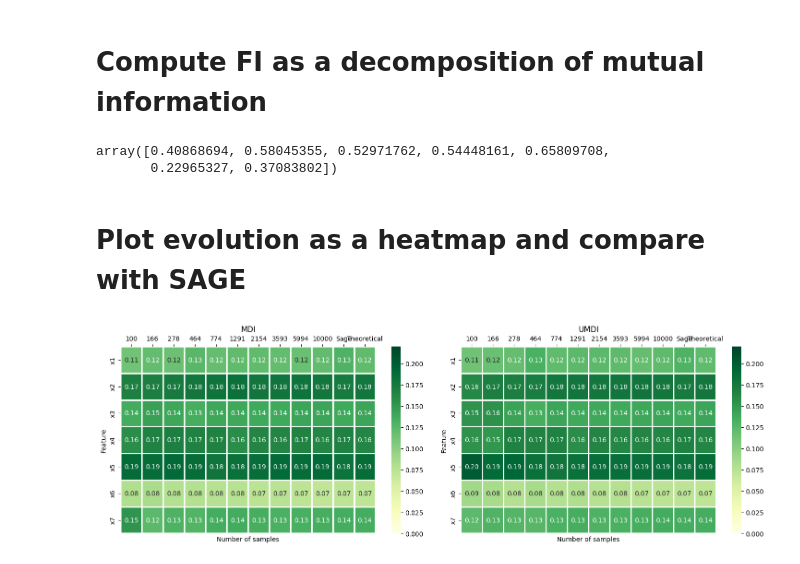
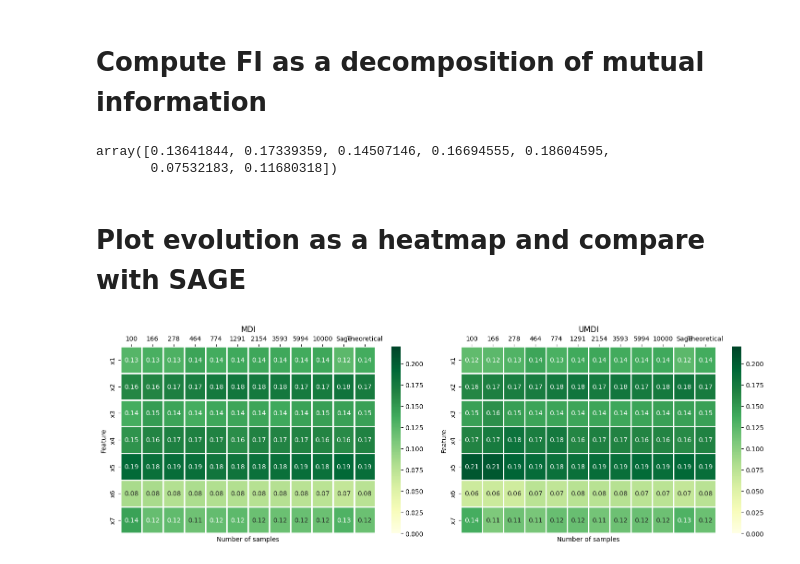
Before and after one commit to GaetandeCast/Internship, a Jupyter notebook: shapley_value_comparison/noised_led_experiment.ipynb, the cells around one changed output. Drawn from its saved outputs; the diff is of its cells as text; code cells hidden in the pictures.

Commit message:
remove unused code, switch to gini from entropy, add conditional variance for th value

```diff
--- a/shapley_value_comparison/noised_led_experiment.ipynb
+++ b/shapley_value_comparison/noised_led_experiment.ipynb
@@ -252,9 +66,6 @@ for t_idx, n_samples in enumerate(train_sizes_large):
             n_estimators=n_estimators,
             max_features=1,
             max_depth=None,
-            min_samples_split=2,
-            criterion="entropy",
-            verbose=0,
             n_jobs=-1,
             random_state=rep,
         )
@@ -265,17 +76,15 @@ for t_idx, n_samples in enumerate(train_sizes_large):
             n_estimators=n_estimators,
             max_features=1,
             max_depth=None,
-            min_samples_split=2,
-            criterion="entropy",
-            verbose=0,
             oob_score=True,
             bootstrap=True,
             n_jobs=-1,
             random_state=rep,
         )
         model.fit(X, y)
-        umdi = model._compute_unbiased_feature_importance_and_oob_predictions(X, y, None)[0]
+        umdi = model.unbiased_feature_importances_
         umdi_all[:, t_idx, rep] = umdi/umdi.sum()
+        # print(model.oob_score_)
 # %%
 # Compute shapley values
 sage_values = []
@@ -403,18 +208,11 @@ def compute_importance_theoric(X, y, m):
 
     return total_importance
 # %%
-n_rep = 5
-theoretical_value = []
-for rep in range(n_rep):
-    X, y = make_noised_led_sample(n_samples=int(max_n_sample), flip_proba=0.1, random_state=rep)
-    imp = np.array([compute_importance_theoric(X, y, m) for m in range(7)])
-    theoretical_value.append(imp/imp.sum())
+# n_rep = 5
+# theoretical_value = []
+# for rep in range(n_rep):
+#     X, y = make_noised_led_sample(n_samples=int(max_n_sample), flip_proba=flip_proba, random_state=rep)
+#     imp = np.array([compute_importance_theoric(X, y, m) for m in range(7)])
+#     theoretical_value.append(imp/imp.sum())
+
+# np.mean(theoretical_value, axis=0)
-# %%
-
-X, y = make_noised_led_sample(n_samples=int(max_n_sample), flip_proba=0.0, random_state=rep)
-imp = np.array([compute_importance_theoric(X, y, m) for m in range(7)])
-reg = np.log2(10)/imp.sum()
-imp*reg
-# %% [output]
-array([0.40868694, 0.58045355, 0.52971762, 0.54448161, 0.65809708,
-       0.22965327, 0.37083802])
@@ -421,3 +295,15 @@ array([0.40868694, 0.58045355, 0.52971762, 0.54448161, 0.65809708,
+# %%
+n_rep = 5
+theoretical_value = []
+for rep in range(n_rep):
+    X, y = make_noised_led_sample(n_samples=int(max_n_sample), flip_proba=flip_proba, random_state=rep)
+    imp = np.array([shapley_conditional_variance(X, y, m) for m in range(7)])
+    theoretical_value.append(imp/imp.sum())
+
+np.mean(theoretical_value, axis=0)
+# %% [output]
+array([0.13641844, 0.17339359, 0.14507146, 0.16694555, 0.18604595,
+       0.07532183, 0.11680318])
 # %% [markdown]
 # Plot evolution as a heatmap and compare with SAGE
 # %%
@@ -431,8 +317,8 @@ for t_idx in range(len(train_sizes_large)):
     MDI_asymptotic.loc[:,f"{train_sizes_large[t_idx]}"] = np.mean(mdi_all[:, t_idx, :], axis=1)
     UMDI_asymptotic.loc[:,f"{train_sizes_large[t_idx]}"] = np.mean(umdi_all[:, t_idx, :], axis=1)
 
-UMDI_asymptotic.loc[:, "Sage"] = np.mean(sage_values, axis=0)
-MDI_asymptotic.loc[:, "Sage"] = np.mean(sage_values, axis=0)
+UMDI_asymptotic.loc[:, "Sage"] = np.mean(np.array(sage_values)/np.sum(sage_values, axis=1).repeat(7).reshape(5, 7), axis=0)
+MDI_asymptotic.loc[:, "Sage"] = np.mean(np.array(sage_values)/np.sum(sage_values, axis=1).repeat(7).reshape(5, 7), axis=0)
 UMDI_asymptotic.loc[:, "Theoretical"] = np.mean(theoretical_value, axis=0)
 MDI_asymptotic.loc[:, "Theoretical"] = np.mean(theoretical_value, axis=0)
 
@@ -445,31 +331,31 @@ sns.heatmap(
     cmap="YlGn",
     fmt=".2f",
     linewidths=1,
     ax=axes[0],
     vmin=0,
     vmax=0.22,
 )
 axes[0].xaxis.tick_top()
 axes[0].set_xlabel("Number of samples")
 axes[0].set_ylabel("Feature")
 axes[0].set_title("MDI")
 
 sns.heatmap(
     UMDI_asymptotic,
     annot=True,
     cmap="YlGn",
     fmt=".2f",
     linewidths=1,
     ax=axes[1],
     vmin=0,
     vmax=0.22,
 )
 axes[1].xaxis.tick_top()
 axes[1].set_xlabel("Number of samples")
 axes[1].set_ylabel("Feature")
 axes[1].set_title("UMDI")
 
 plt.tight_layout()
 plt.show()
 # %% [output]
-[figure, old version]
+[figure, new version]
```
Also changed, not shown: parts of 16 cells of this notebook.
